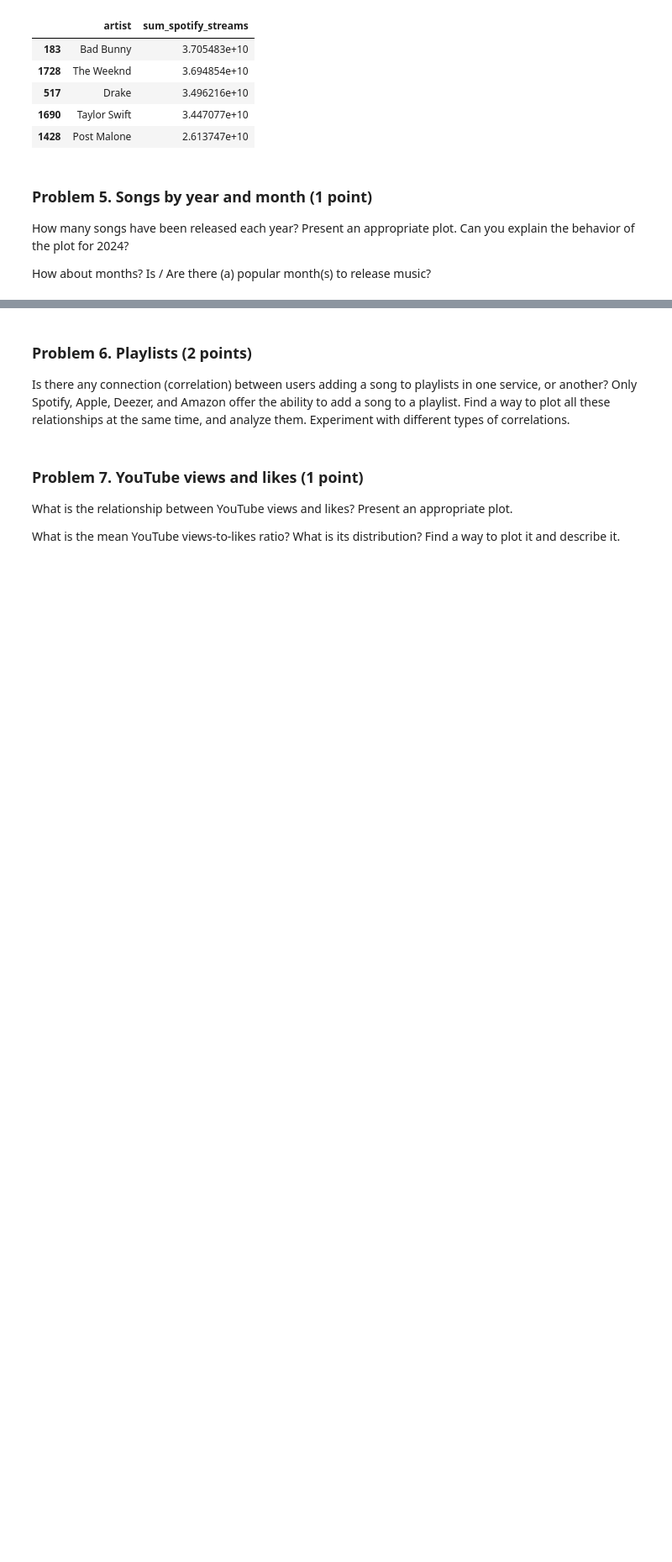
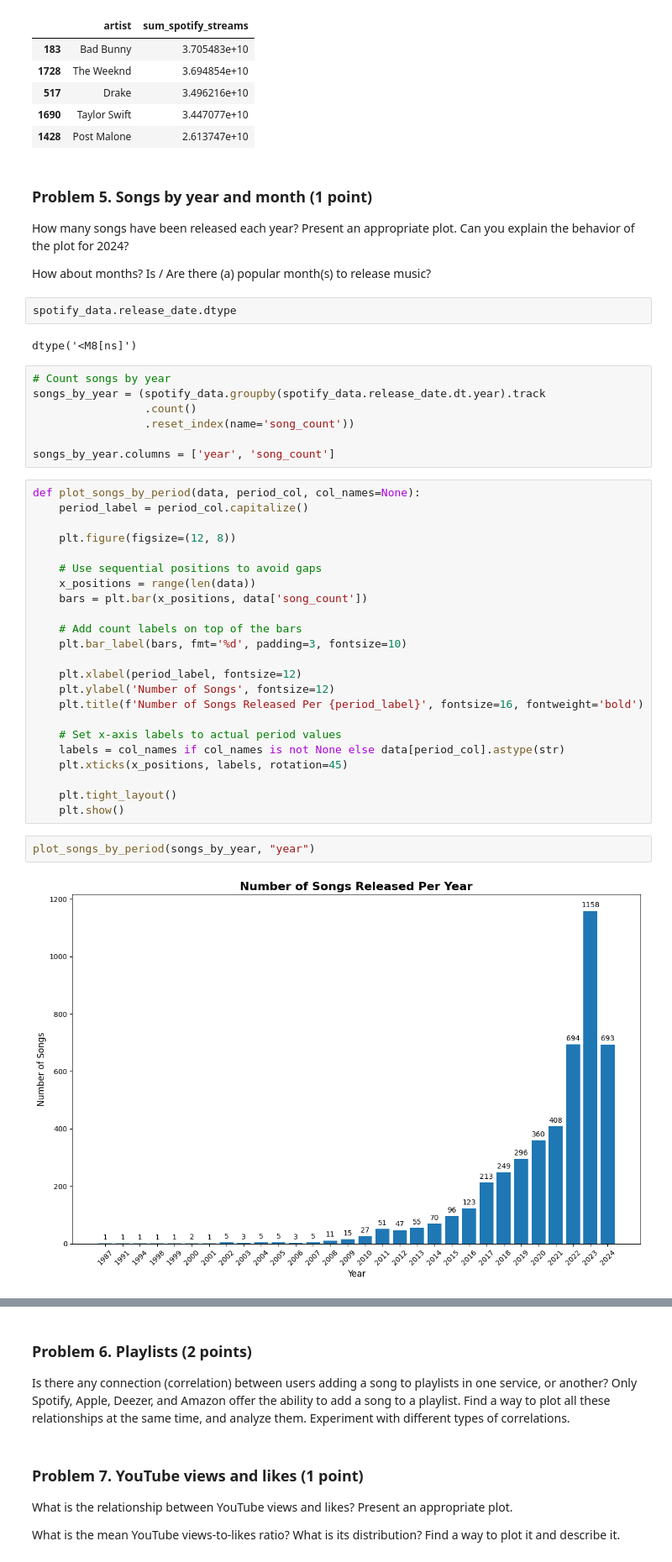
Before and after one commit to VladoDev03/data-science-softuni, a Jupyter notebook: 02-data-visualization-exploratory-data-analysis/Data Visualization and EDA Lab.ipynb, the cells around one changed output, grey strips where cells are left out. Shown at 84% size. Saved outputs shown, nothing was run; the diff lists cells and outputs as text; blank space fills up the shorter version.

```diff
--- a/02-data-visualization-exploratory-data-analysis/Data Visualization and EDA Lab.ipynb
+++ b/02-data-visualization-exploratory-data-analysis/Data Visualization and EDA Lab.ipynb
@@ -259,3 +260,41 @@ most_streamed_tracks
 How many songs have been released each year? Present an appropriate plot. Can you explain the behavior of the plot for 2024?
 
 How about months? Is / Are there (a) popular month(s) to release music?
+# %%
+spotify_data.release_date.dtype
+# %% [output]
+dtype('<M8[ns]')
+# %%
+# Count songs by year
+songs_by_year = (spotify_data.groupby(spotify_data.release_date.dt.year).track
+                 .count()
+                 .reset_index(name='song_count'))
+
+songs_by_year.columns = ['year', 'song_count']
+# %%
+def plot_songs_by_period(data, period_col, col_names=None):
+    period_label = period_col.capitalize()
+
+    plt.figure(figsize=(12, 8))
+
+    # Use sequential positions to avoid gaps
+    x_positions = range(len(data))
+    bars = plt.bar(x_positions, data['song_count'])
+
+    # Add count labels on top of the bars
+    plt.bar_label(bars, fmt='%d', padding=3, fontsize=10)
+
+    plt.xlabel(period_label, fontsize=12)
+    plt.ylabel('Number of Songs', fontsize=12)
+    plt.title(f'Number of Songs Released Per {period_label}', fontsize=16, fontweight='bold')
+
+    # Set x-axis labels to actual period values
+    labels = col_names if col_names is not None else data[period_col].astype(str)
+    plt.xticks(x_positions, labels, rotation=45)
+
+    plt.tight_layout()
+    plt.show()
+# %%
+plot_songs_by_period(songs_by_year, "year")
+# %% [output]
+[figure, added]
```
Also changed, not shown: parts of 9 cells of this notebook.
